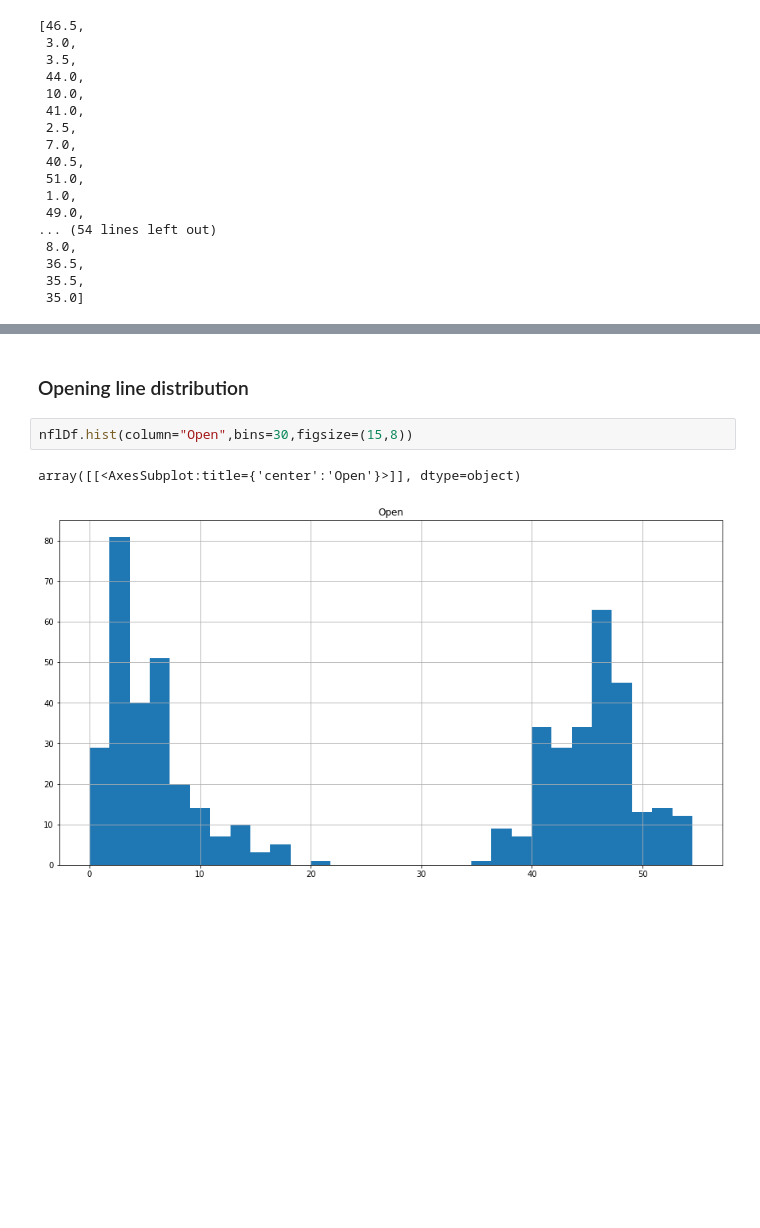
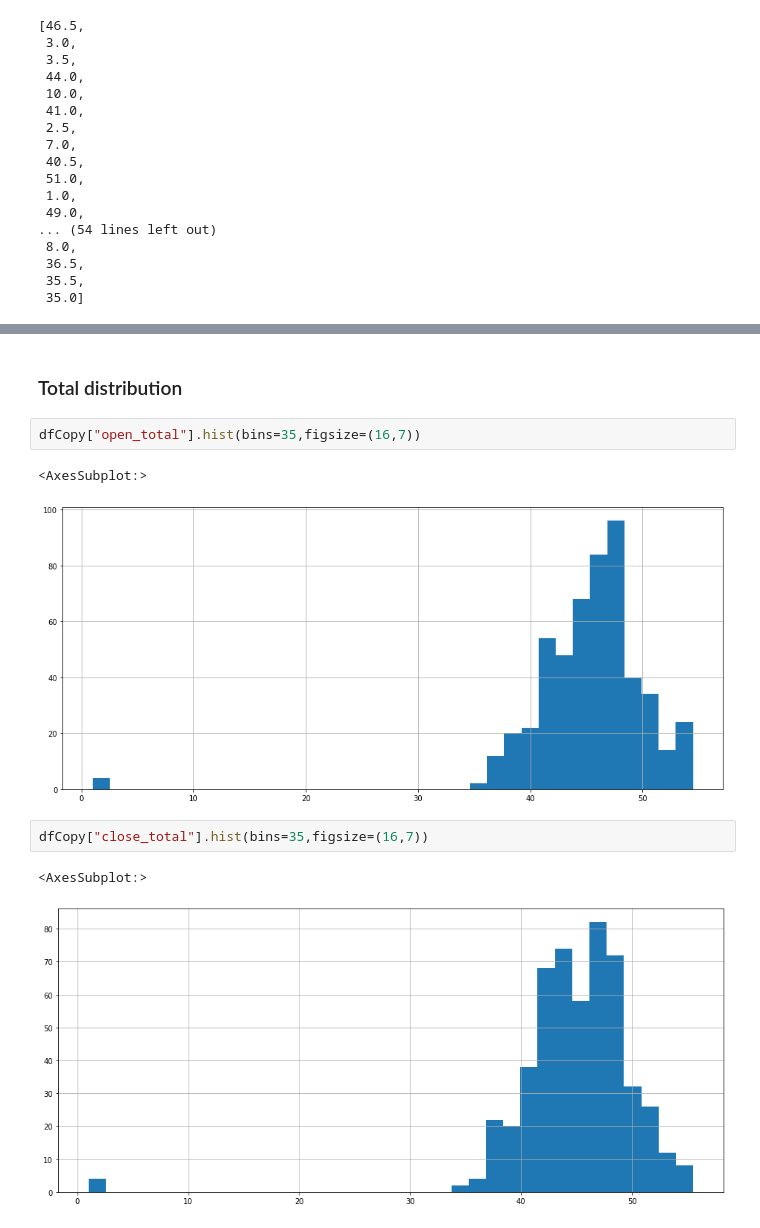
Before and after one commit to tamle7422/data_analysis, a Jupyter notebook: nfl.ipynb, the cells around one changed output, grey strips where cells are left out. Drawn from its saved outputs; the diff is of its cells as text; blank space fills up the shorter version.

```diff
--- a/nfl.ipynb
+++ b/nfl.ipynb
@@ -546,7 +559,12 @@ plt.scatter(x=greenBayDf.index,y=greenBayDf["Close"])
 # %% [markdown]
-### Opening line distribution
+### Total distribution
 # %%
-nflDf.hist(column="Open",bins=30,figsize=(15,8))
+dfCopy["open_total"].hist(bins=35,figsize=(16,7))
 # %% [output]
-array([[<AxesSubplot:title={'center':'Open'}>]], dtype=object)
+<AxesSubplot:>
-[figure, old version]
+[figure, new version]
+# %%
+dfCopy["close_total"].hist(bins=35,figsize=(16,7))
+# %% [output]
+<AxesSubplot:>
+[figure, added]
```
Also changed, not shown: parts of 16 cells of this notebook.
